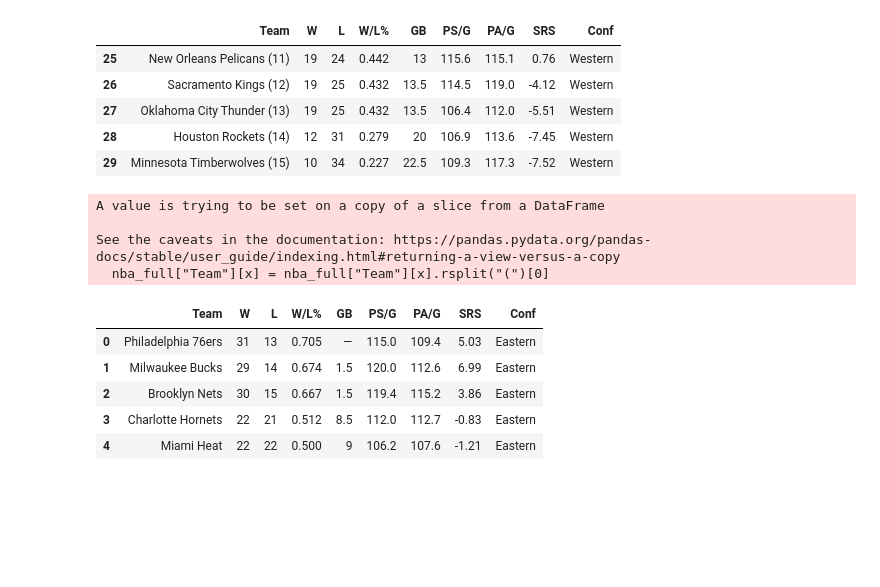
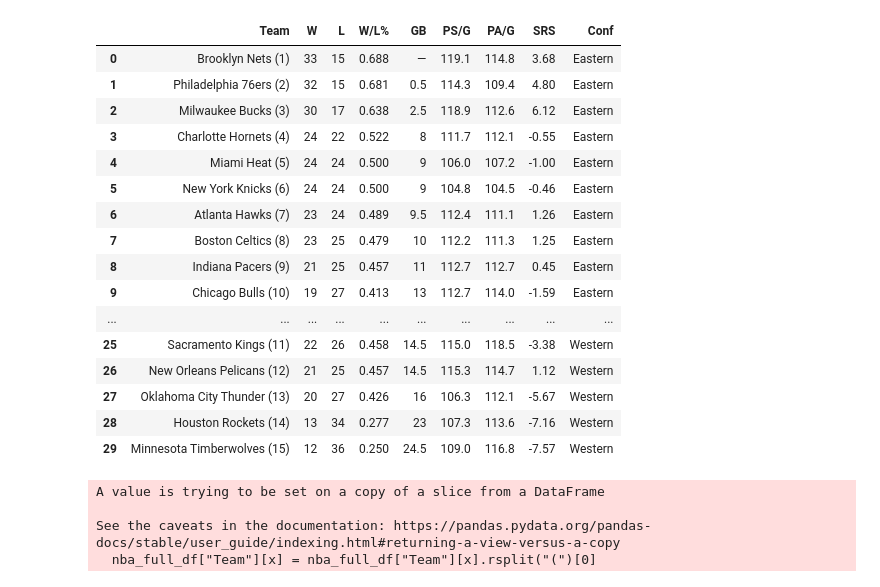
Before and after one commit to ramaditya524/nba21analysis, a Jupyter notebook: NBA_predicted_standings.ipynb, the cells around one changed output. Drawn from its saved outputs; the diff is of its cells as text; code cells hidden in the pictures; blank space fills up the shorter version.

```diff
--- a/NBA_predicted_standings.ipynb
+++ b/NBA_predicted_standings.ipynb
@@ -32,0 +11,11 @@ nba_west.head()
+# %%
+# Create path string to retreive file
+nba_source_file_path = "Resources/nba_conf_wise.xlsx"
+# %%
+# read excel data into Pandas data frames. Using one dataframe each for eastern and western conference for ease of analysis and graphing
+nba_east_df = pd.read_excel(nba_source_file_path,"eastern")
+nba_west_df = pd.read_excel(nba_source_file_path,"western")
+# %%
+# Add the conference field in the eastern conference dataframe
+nba_east_df["Conf"] = "Eastern"
+nba_east_df.head()
@@ -32,0 +29,4 @@ nba_west.head()
+# %%
+# Add the conference field in the eastern conference dataframe
+nba_west_df["Conf"] = "Western"
+nba_west_df.head()
@@ -33,28 +40,31 @@ nba_west.head()
 # %%
-nba_full = pd.concat([nba_east.rename(columns ={"Eastern Conference":"Team"}),nba_west.rename(columns = {"Western Conference":"Team"})],ignore_index = 1)
-nba_full.head()
-nba_full.tail()
+# create a combined dataframe from the two conference dataframe, rename the conference column header to team
+nba_full_df = pd.concat([nba_east_df.rename(columns ={"Eastern Conference":"Team"}),nba_west_df.rename(columns = {"Western Conference":"Team"})],ignore_index = 1)
+nba_full_df
 # %% [output]
 |  | Team | W | L | W/L% | GB | PS/G | PA/G | SRS | Conf |
-| 25 | New Orleans Pelicans (11) | 19 | 24 | 0.442 | 13 | 115.6 | 115.1 | 0.76 | Western |
-| 26 | Sacramento Kings (12) | 19 | 25 | 0.432 | 13.5 | 114.5 | 119.0 | -4.12 | Western |
-| 27 | Oklahoma City Thunder (13) | 19 | 25 | 0.432 | 13.5 | 106.4 | 112.0 | -5.51 | Western |
-| 28 | Houston Rockets (14) | 12 | 31 | 0.279 | 20 | 106.9 | 113.6 | -7.45 | Western |
-| 29 | Minnesota Timberwolves (15) | 10 | 34 | 0.227 | 22.5 | 109.3 | 117.3 | -7.52 | Western |
+| 0 | Brooklyn Nets (1) | 33 | 15 | 0.688 | — | 119.1 | 114.8 | 3.68 | Eastern |
+| 1 | Philadelphia 76ers (2) | 32 | 15 | 0.681 | 0.5 | 114.3 | 109.4 | 4.80 | Eastern |
+| 2 | Milwaukee Bucks (3) | 30 | 17 | 0.638 | 2.5 | 118.9 | 112.6 | 6.12 | Eastern |
+| 3 | Charlotte Hornets (4) | 24 | 22 | 0.522 | 8 | 111.7 | 112.1 | -0.55 | Eastern |
+| 4 | Miami Heat (5) | 24 | 24 | 0.500 | 9 | 106.0 | 107.2 | -1.00 | Eastern |
+| 5 | New York Knicks (6) | 24 | 24 | 0.500 | 9 | 104.8 | 104.5 | -0.46 | Eastern |
+| 6 | Atlanta Hawks (7) | 23 | 24 | 0.489 | 9.5 | 112.4 | 111.1 | 1.26 | Eastern |
+| 7 | Boston Celtics (8) | 23 | 25 | 0.479 | 10 | 112.2 | 111.3 | 1.25 | Eastern |
+| 8 | Indiana Pacers (9) | 21 | 25 | 0.457 | 11 | 112.7 | 112.7 | 0.45 | Eastern |
+| 9 | Chicago Bulls (10) | 19 | 27 | 0.413 | 13 | 112.7 | 114.0 | -1.59 | Eastern |
+| ... | ... | ... | ... | ... | ... | ... | ... | ... | ... |
+| 25 | Sacramento Kings (11) | 22 | 26 | 0.458 | 14.5 | 115.0 | 118.5 | -3.38 | Western |
+| 26 | New Orleans Pelicans (12) | 21 | 25 | 0.457 | 14.5 | 115.3 | 114.7 | 1.12 | Western |
+| 27 | Oklahoma City Thunder (13) | 20 | 27 | 0.426 | 16 | 106.3 | 112.1 | -5.67 | Western |
+| 28 | Houston Rockets (14) | 13 | 34 | 0.277 | 23 | 107.3 | 113.6 | -7.16 | Western |
+| 29 | Minnesota Timberwolves (15) | 12 | 36 | 0.250 | 24.5 | 109.0 | 116.8 | -7.57 | Western |
 # %%
-for x in range(len(nba_full["Team"])):
-    nba_full["Team"][x] = nba_full["Team"][x].rsplit("(")[0]
+# loop through the dataframe to remove the conference wise seeding in the team name column
+for x in range(len(nba_full_df["Team"])):
+    nba_full_df["Team"][x] = nba_full_df["Team"][x].rsplit("(")[0]
 # %% [output]
 A value is trying to be set on a copy of a slice from a DataFrame
 
 See the caveats in the documentation: https://pandas.pydata.org/pandas-docs/stable/user_guide/indexing.html#returning-a-view-versus-a-copy
-  nba_full["Team"][x] = nba_full["Team"][x].rsplit("(")[0]
+  nba_full_df["Team"][x] = nba_full_df["Team"][x].rsplit("(")[0]
-# %%
-nba_full.head()
-# %% [output]
-|  | Team | W | L | W/L% | GB | PS/G | PA/G | SRS | Conf |
-| 0 | Philadelphia 76ers | 31 | 13 | 0.705 | — | 115.0 | 109.4 | 5.03 | Eastern |
-| 1 | Milwaukee Bucks | 29 | 14 | 0.674 | 1.5 | 120.0 | 112.6 | 6.99 | Eastern |
-| 2 | Brooklyn Nets | 30 | 15 | 0.667 | 1.5 | 119.4 | 115.2 | 3.86 | Eastern |
-| 3 | Charlotte Hornets | 22 | 21 | 0.512 | 8.5 | 112.0 | 112.7 | -0.83 | Eastern |
-| 4 | Miami Heat | 22 | 22 | 0.500 | 9 | 106.2 | 107.6 | -1.21 | Eastern |
```
Also changed, not shown: parts of 20 cells of this notebook, 1 other file.
